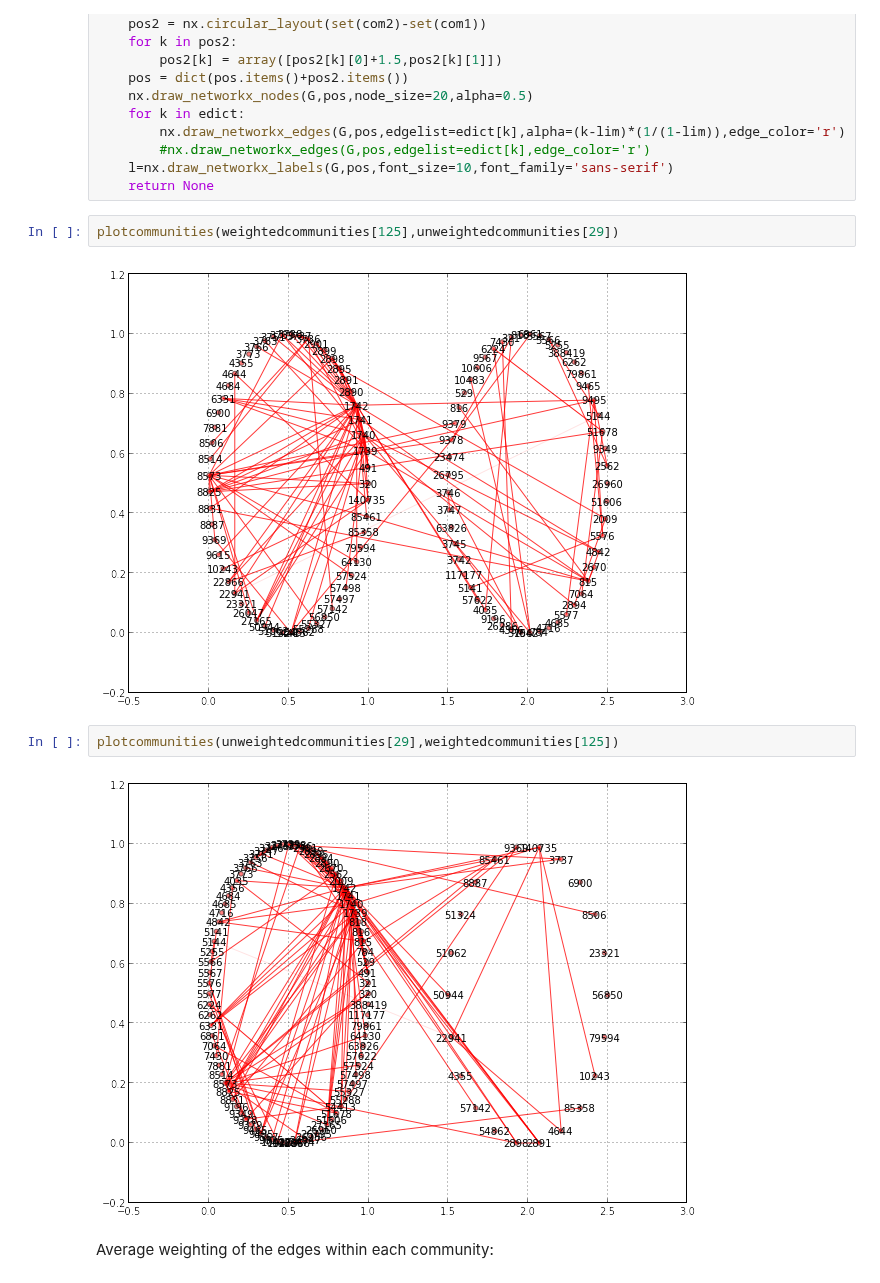
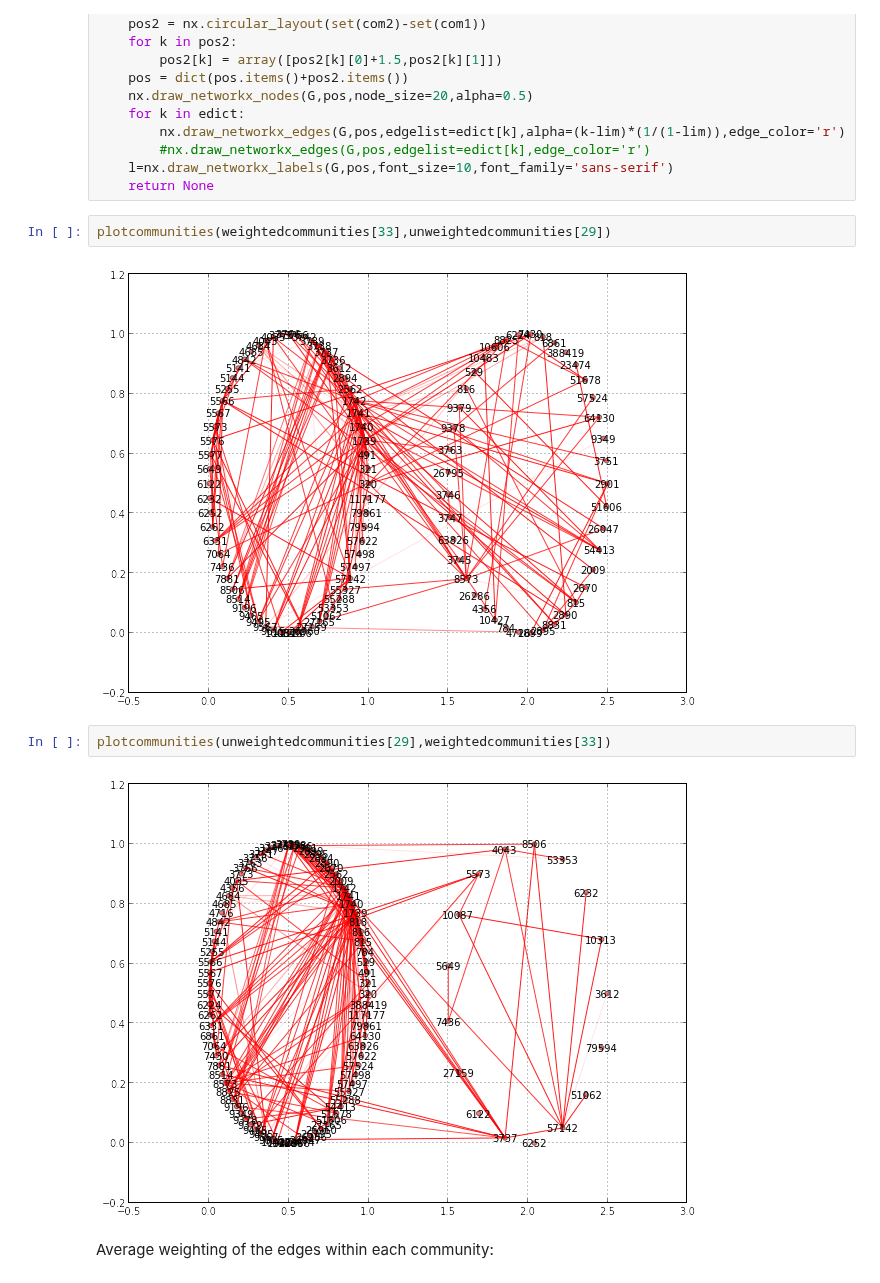
Before and after one commit to gngdb/opencast-bio, a Jupyter notebook: notebooks/Community Detection.ipynb, the cells around one changed output. Cells and saved outputs as stored; diff of their text form.

```diff
--- a/notebooks/Community Detection.ipynb
+++ b/notebooks/Community Detection.ipynb
@@ -498,13 +536,13 @@ def plotcommunities(com1,com2):
     l=nx.draw_networkx_labels(G,pos,font_size=10,font_family='sans-serif')
     return None
 # %%
-plotcommunities(weightedcommunities[125],unweightedcommunities[29])
+plotcommunities(weightedcommunities[33],unweightedcommunities[29])
 # %% [output]
-[figure, old version]
+[figure, new version]
 # %%
-plotcommunities(unweightedcommunities[29],weightedcommunities[125])
+plotcommunities(unweightedcommunities[29],weightedcommunities[33])
 # %% [output]
-[figure, old version]
+[figure, new version]
 # %% [markdown]
 Average weighting of the edges within each community:
 # %%
```
Also changed, not shown: parts of 29 cells of this notebook, 1 other file.
